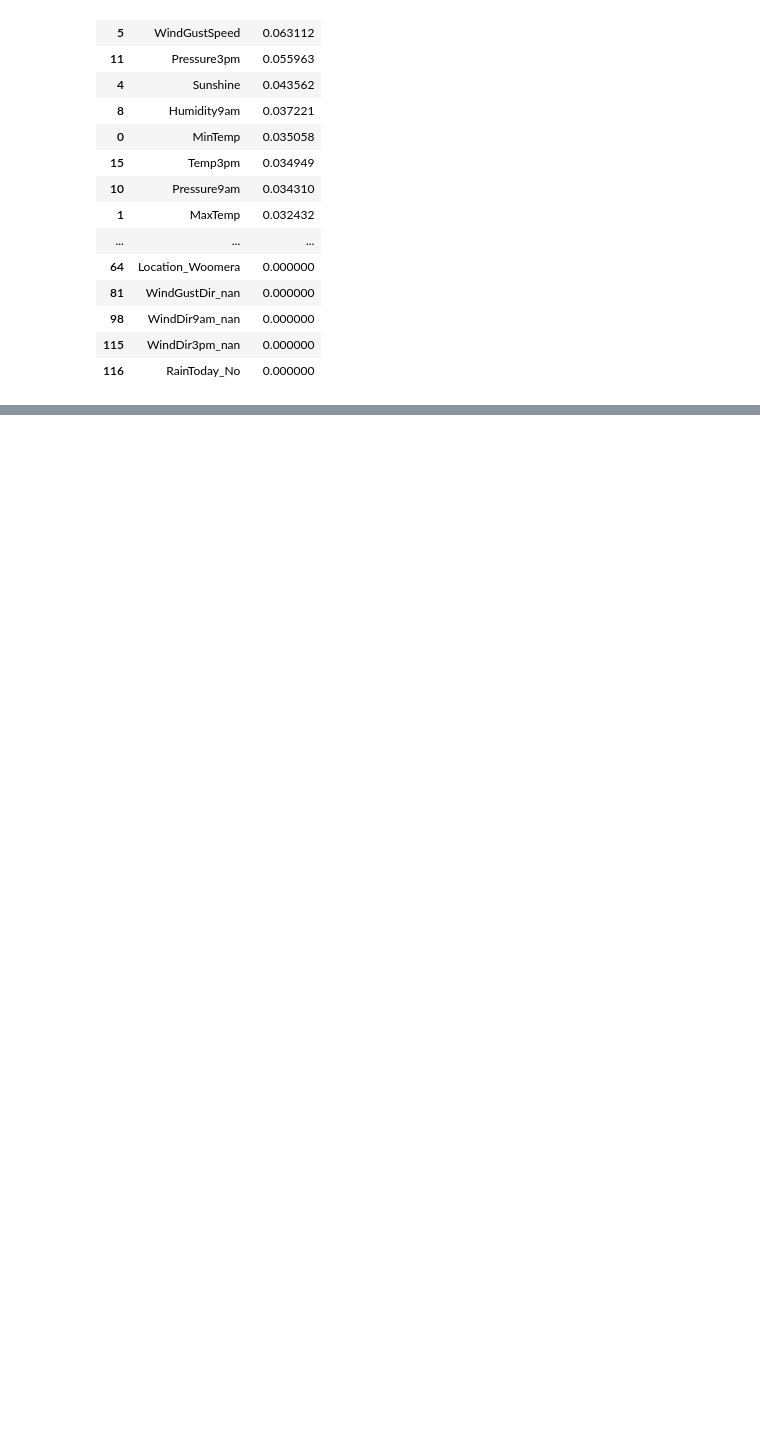
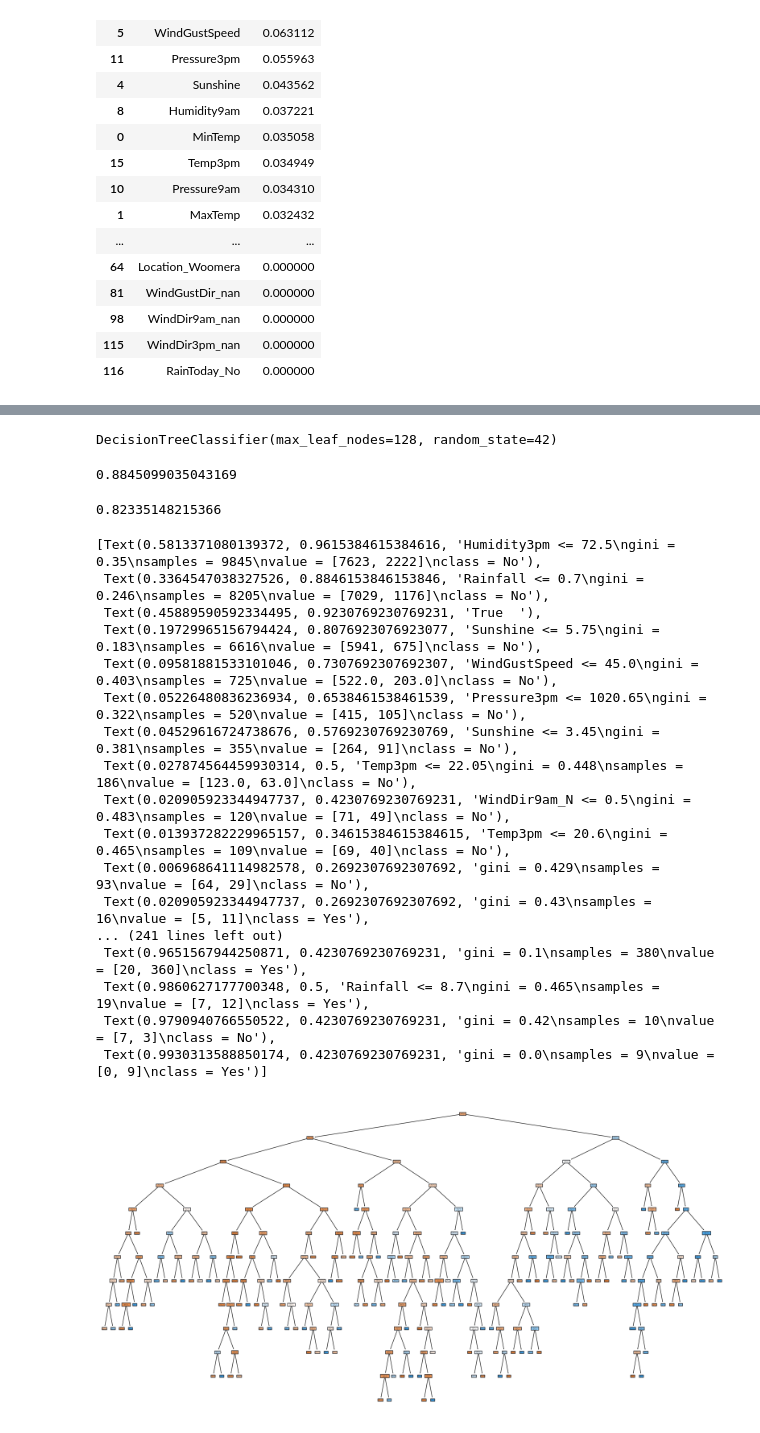
Before and after one commit to roggersanguzu/weather-medical-expense-prediction-ML-models, a Jupyter notebook: australia_random_For.ipynb, the cells around one changed output, grey strips where cells are left out. Cells and saved outputs as stored; diff of their text form; code cells hidden in the pictures; blank space fills up the shorter version.

```diff
--- a/australia_random_For.ipynb
+++ b/australia_random_For.ipynb
@@ -334,0 +370,35 @@ importance.sort_values('importance',ascending=False)
+# %%
+model=DecisionTreeClassifier(random_state=42,max_leaf_nodes=128)
+model.fit(x_train,train_targets)
+# %% [output]
+DecisionTreeClassifier(max_leaf_nodes=128, random_state=42)
+# %%
+model.score(x_train,train_targets)
+# %% [output]
+0.8845099035043169
+# %%
+model.score(x_val,val_targets)
+# %% [output]
+0.82335148215366
+# %%
+plt.figure(figsize=(20,10))
+plot_tree(model,feature_names=x_train.columns,filled=True,rounded=True,class_names=model.classes_)
+# %% [output]
+[Text(0.5813371080139372, 0.9615384615384616, 'Humidity3pm <= 72.5\ngini = 0.35\nsamples = 9845\nvalue = [7623, 2222]\nclass = No'),
+ Text(0.3364547038327526, 0.8846153846153846, 'Rainfall <= 0.7\ngini = 0.246\nsamples = 8205\nvalue = [7029, 1176]\nclass = No'),
+ Text(0.45889590592334495, 0.9230769230769231, 'True  '),
+ Text(0.19729965156794424, 0.8076923076923077, 'Sunshine <= 5.75\ngini = 0.183\nsamples = 6616\nvalue = [5941, 675]\nclass = No'),
+ Text(0.09581881533101046, 0.7307692307692307, 'WindGustSpeed <= 45.0\ngini = 0.403\nsamples = 725\nvalue = [522.0, 203.0]\nclass = No'),
+ Text(0.05226480836236934, 0.6538461538461539, 'Pressure3pm <= 1020.65\ngini = 0.322\nsamples = 520\nvalue = [415, 105]\nclass = No'),
+ Text(0.04529616724738676, 0.5769230769230769, 'Sunshine <= 3.45\ngini = 0.381\nsamples = 355\nvalue = [264, 91]\nclass = No'),
+ Text(0.027874564459930314, 0.5, 'Temp3pm <= 22.05\ngini = 0.448\nsamples = 186\nvalue = [123.0, 63.0]\nclass = No'),
+ Text(0.020905923344947737, 0.4230769230769231, 'WindDir9am_N <= 0.5\ngini = 0.483\nsamples = 120\nvalue = [71, 49]\nclass = No'),
+ Text(0.013937282229965157, 0.34615384615384615, 'Temp3pm <= 20.6\ngini = 0.465\nsamples = 109\nvalue = [69, 40]\nclass = No'),
+ Text(0.006968641114982578, 0.2692307692307692, 'gini = 0.429\nsamples = 93\nvalue = [64, 29]\nclass = No'),
+ Text(0.020905923344947737, 0.2692307692307692, 'gini = 0.43\nsamples = 16\nvalue = [5, 11]\nclass = Yes'),
+... (241 lines left out)
+ Text(0.9651567944250871, 0.4230769230769231, 'gini = 0.1\nsamples = 380\nvalue = [20, 360]\nclass = Yes'),
+ Text(0.9860627177700348, 0.5, 'Rainfall <= 8.7\ngini = 0.465\nsamples = 19\nvalue = [7, 12]\nclass = Yes'),
+ Text(0.9790940766550522, 0.4230769230769231, 'gini = 0.42\nsamples = 10\nvalue = [7, 3]\nclass = No'),
+ Text(0.9930313588850174, 0.4230769230769231, 'gini = 0.0\nsamples = 9\nvalue = [0, 9]\nclass = Yes')]
+[figure, added]
```
Also changed, not shown: parts of 5 cells of this notebook.
